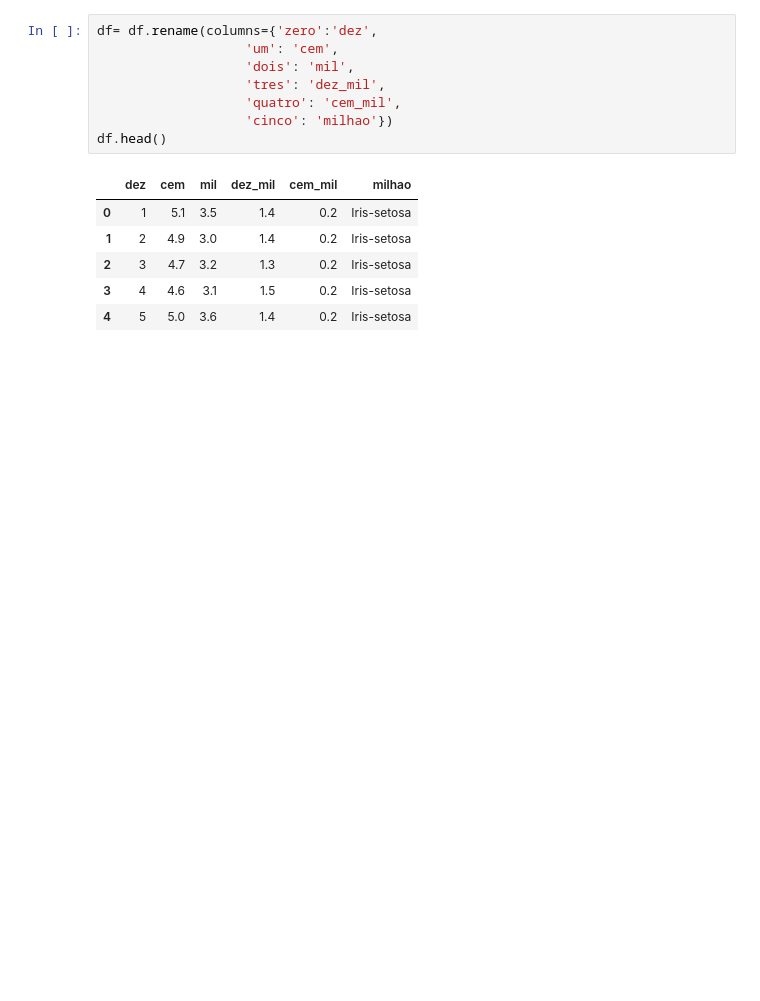
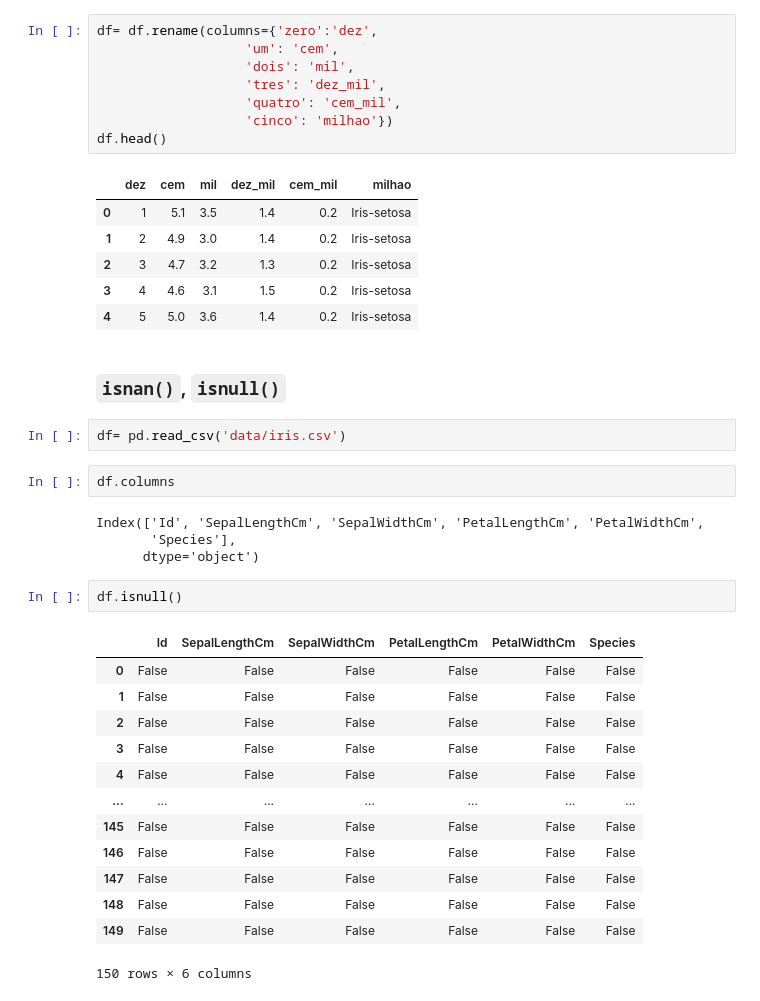
Before and after one commit to caiquemiranda/data-visualization-python, a Jupyter notebook: 03-pandas-crash-course.ipynb, the cells around one changed output. Cells and saved outputs as stored; diff of their text form; blank space fills up the shorter version.

```diff
--- a/03-pandas-crash-course.ipynb
+++ b/03-pandas-crash-course.ipynb
@@ -260,3 +260,29 @@ df.head()
 | 2 | 3 | 4.7 | 3.2 | 1.3 | 0.2 | Iris-setosa |
 | 3 | 4 | 4.6 | 3.1 | 1.5 | 0.2 | Iris-setosa |
 | 4 | 5 | 5.0 | 3.6 | 1.4 | 0.2 | Iris-setosa |
+# %% [markdown]
+### `isnan()`, `isnull()`
+# %%
+df= pd.read_csv('data/iris.csv')
+# %%
+df.columns
+# %% [output]
+Index(['Id', 'SepalLengthCm', 'SepalWidthCm', 'PetalLengthCm', 'PetalWidthCm',
+       'Species'],
+      dtype='object')
+# %%
+df.isnull()
+# %% [output]
+|  | Id | SepalLengthCm | SepalWidthCm | PetalLengthCm | PetalWidthCm | Species |
+| 0 | False | False | False | False | False | False |
+| 1 | False | False | False | False | False | False |
+| 2 | False | False | False | False | False | False |
+| 3 | False | False | False | False | False | False |
+| 4 | False | False | False | False | False | False |
+| ... | ... | ... | ... | ... | ... | ... |
+| 145 | False | False | False | False | False | False |
+| 146 | False | False | False | False | False | False |
+| 147 | False | False | False | False | False | False |
+| 148 | False | False | False | False | False | False |
+| 149 | False | False | False | False | False | False |
+150 rows × 6 columns
```
Also changed, not shown: parts of 11 cells of this notebook.
